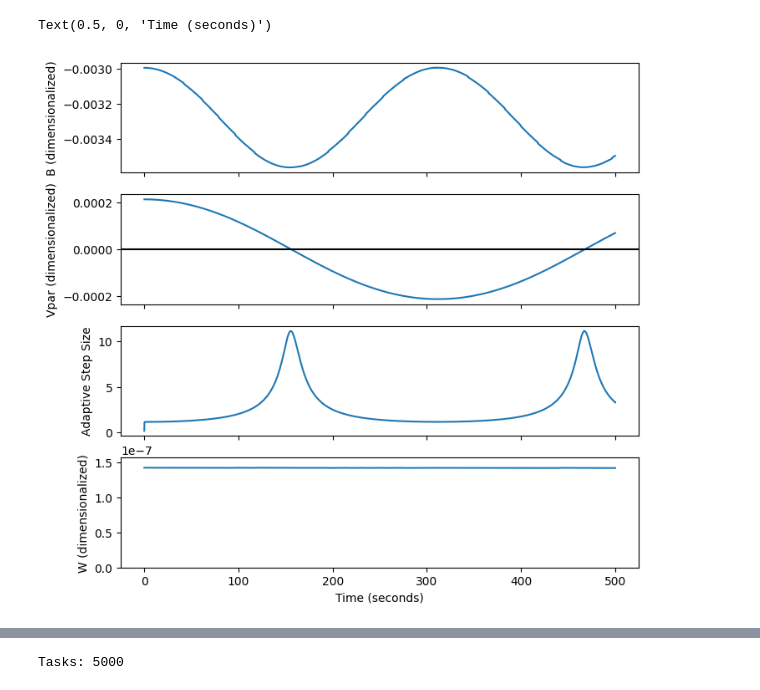
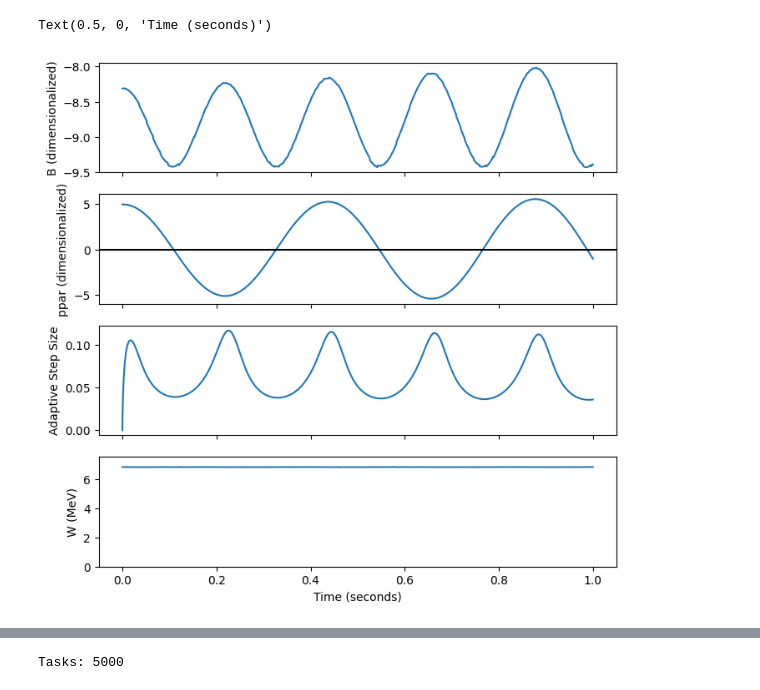
Before and after one commit to ddasilva/disco, a Jupyter notebook: Visualize.ipynb, the cells around one changed output, grey strips where cells are left out. Saved outputs shown, nothing was run; the diff lists cells and outputs as text; code cells hidden in the pictures.

```diff
--- a/Visualize.ipynb
+++ b/Visualize.ipynb
@@ -57,19 +58,20 @@ df.head()
 # %%
-t = (df['t200'].values / sf).to(units.s).value
-
+sf = c / R_earth
+t = (df['t0'].values / sf).to(units.s).value
+W = (df['W0'].values * (m_e * c**2)).to(units.MeV).value
 
 fig, axes = plt.subplots(4, 1,sharex=True, figsize=(8, 8), dpi=100)
-axes[0].plot(t, df['B200'], '-')
+axes[0].plot(t, df['B0'], '-')
 axes[0].set_ylabel('B (dimensionalized)')
-axes[1].plot(t, df['vpar200'], '-')
-axes[1].set_ylabel('Vpar (dimensionalized)')
+axes[1].plot(t, df['ppar0'], '-')
+axes[1].set_ylabel('ppar (dimensionalized)')
 axes[1].axhline(0, color='k')
-axes[2].plot(t, df['h200'], '-')
+axes[2].plot(t, df['h0'], '-')
 axes[2].set_ylabel('Adaptive Step Size')
-axes[3].plot(t, df['W200'], '-')
-axes[3].set_ylabel('W (dimensionalized)')
-axes[3].set_ylim(0, df['W200'].max() * 1.1)
+axes[3].plot(t, W, '-')
+axes[3].set_ylabel('W (MeV)')
+axes[3].set_ylim(0, W.max() * 1.1)
 axes[3].set_xlabel('Time (seconds)')
 # %% [output]
 Text(0.5, 0, 'Time (seconds)')
-[figure, old version]
+[figure, new version]
```
Also changed, not shown: parts of 8 cells of this notebook, 2 other files.
